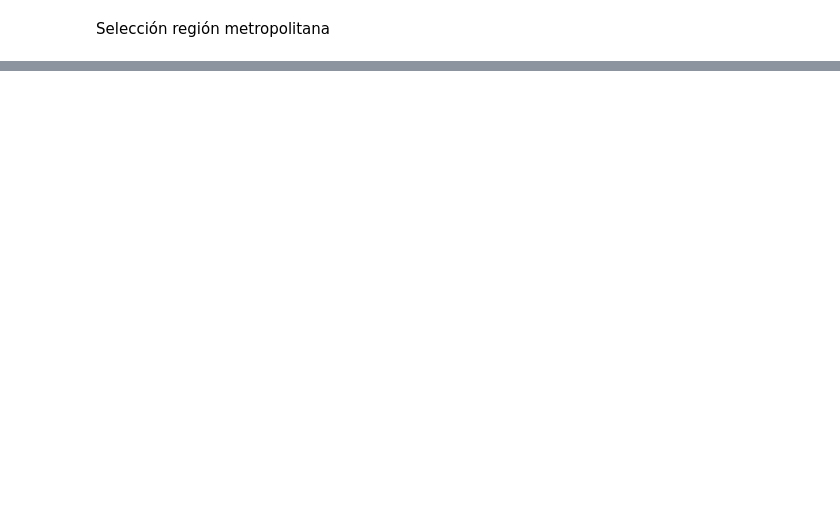
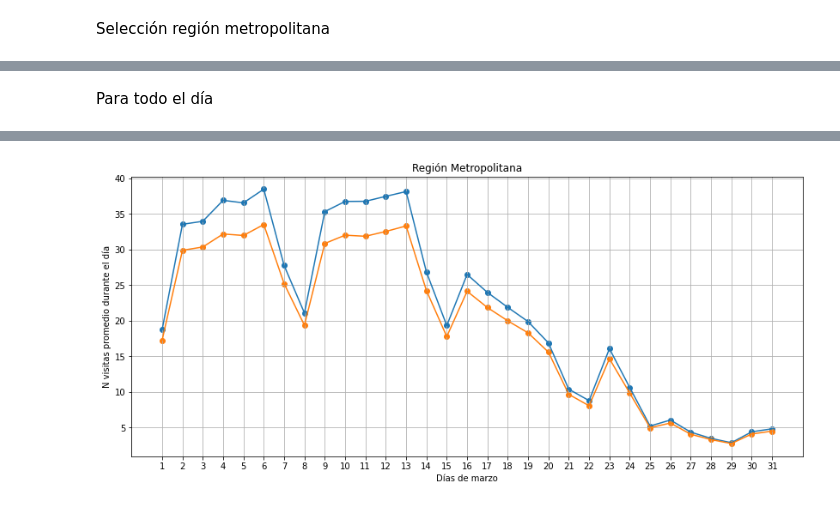
Before and after one commit to lpalominon/Geohashes-Colegios, a Jupyter notebook: Codes/Python/Scripts Catalina/3. Check geohashes colindantes.ipynb, the cells around one changed output, grey strips where cells are left out. Cells and saved outputs as stored; diff of their text form; code cells hidden in the pictures; blank space fills up the shorter version.

```diff
--- a/Codes/Python/Scripts Catalina/3. Check geohashes colindantes.ipynb
+++ b/Codes/Python/Scripts Catalina/3. Check geohashes colindantes.ipynb
@@ -269,0 +307,15 @@ plt
+# %% [markdown]
+Para todo el día
+# %%
+plt.plot(rm_gb.day,rm_gb.n_visitantes_geohash)
+plt.scatter(rm_gb.day,rm_gb.n_visitantes_geohash)
+plt.plot(rm_gb.day,rm_gb.n_visitantes_geohash_mean)
+plt.scatter(rm_gb.day,rm_gb.n_visitantes_geohash_mean)
+plt.xticks(rm_gb.day)
+plt.xlabel('Días de marzo')
+plt.ylabel('N visitas promedio durante el día')
+plt.grid()
+plt.title('Región Metropolitana')
+plt.savefig('images/RM_dia_marzo.png')
+plt
+# %% [output]
@@ -269,0 +323 @@ plt
+[figure, added]
```
Also changed, not shown: parts of 18 cells of this notebook.
